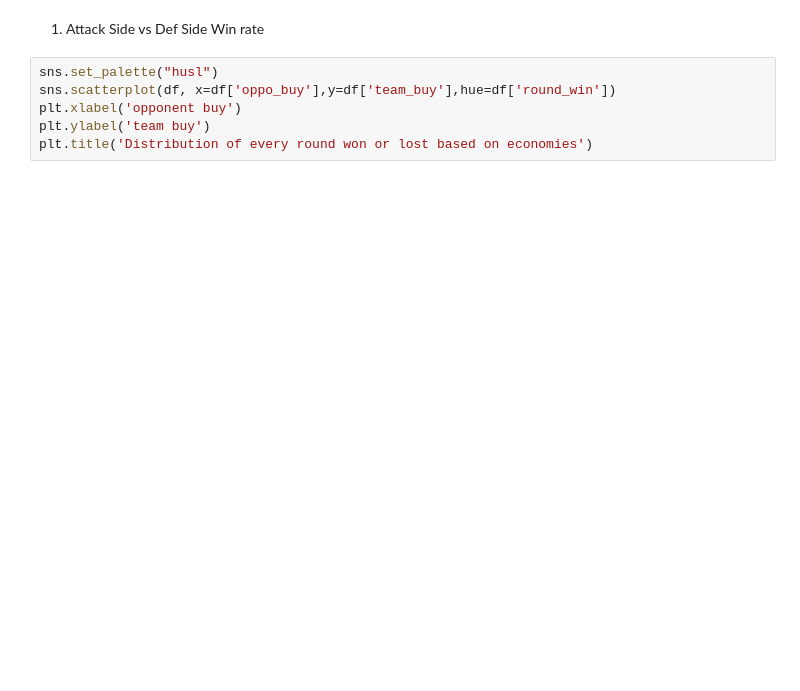
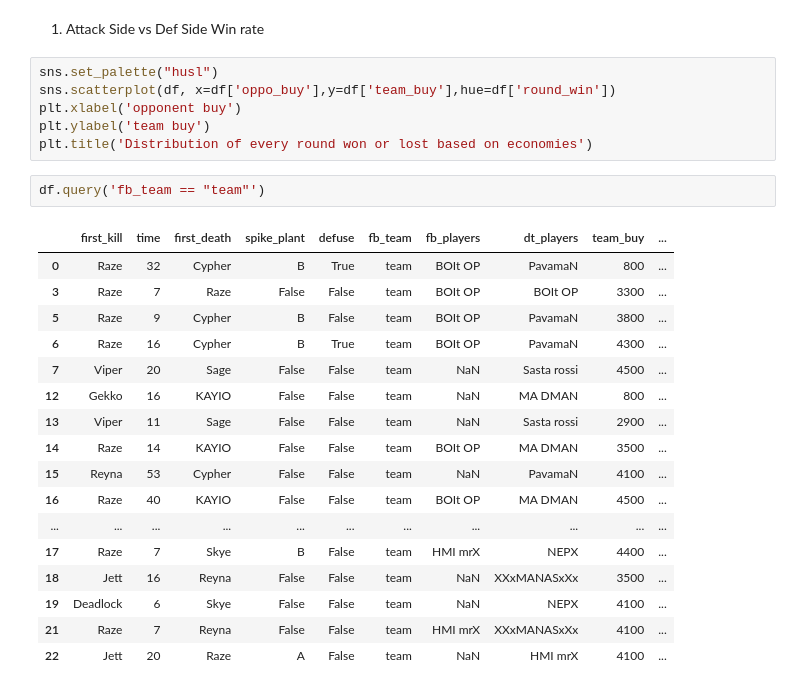
Before and after one commit to tam0w/practistics-template, a Jupyter notebook: queries.ipynb, the cells around one changed output. Saved outputs shown, nothing was run; the diff lists cells and outputs as text; blank space fills up the shorter version.

```diff
--- a/queries.ipynb
+++ b/queries.ipynb
@@ -177,3 +186,23 @@ sns.scatterplot(df, x=df['oppo_buy'],y=df['team_buy'],hue=df['round_win'])
 plt.xlabel('opponent buy')
 plt.ylabel('team buy')
 plt.title('Distribution of every round won or lost based on economies')
+# %%
+df.query('fb_team == "team"')
+# %% [output]
+|  | first_kill | time | first_death | spike_plant | defuse | fb_team | fb_players | dt_players | team_buy | ... |
+| 0 | Raze | 32 | Cypher | B | True | team | BOIt OP | PavamaN | 800 | ... |
+| 3 | Raze | 7 | Raze | False | False | team | BOIt OP | BOIt OP | 3300 | ... |
+| 5 | Raze | 9 | Cypher | B | False | team | BOIt OP | PavamaN | 3800 | ... |
+| 6 | Raze | 16 | Cypher | B | True | team | BOIt OP | PavamaN | 4300 | ... |
+| 7 | Viper | 20 | Sage | False | False | team | NaN | Sasta rossi | 4500 | ... |
+| 12 | Gekko | 16 | KAYIO | False | False | team | NaN | MA DMAN | 800 | ... |
+| 13 | Viper | 11 | Sage | False | False | team | NaN | Sasta rossi | 2900 | ... |
+| 14 | Raze | 14 | KAYIO | False | False | team | BOIt OP | MA DMAN | 3500 | ... |
+| 15 | Reyna | 53 | Cypher | False | False | team | NaN | PavamaN | 4100 | ... |
+| 16 | Raze | 40 | KAYIO | False | False | team | BOIt OP | MA DMAN | 4500 | ... |
+| ... | ... | ... | ... | ... | ... | ... | ... | ... | ... | ... |
+| 17 | Raze | 7 | Skye | B | False | team | HMI mrX | NEPX | 4400 | ... |
+| 18 | Jett | 16 | Reyna | False | False | team | NaN | XXxMANASxXx | 3500 | ... |
+| 19 | Deadlock | 6 | Skye | False | False | team | NaN | NEPX | 4100 | ... |
+| 21 | Raze | 7 | Reyna | False | False | team | HMI mrX | XXxMANASxXx | 4100 | ... |
+| 22 | Jett | 20 | Raze | A | False | team | NaN | HMI mrX | 4100 | ... |
```
Also changed, not shown: parts of 5 cells of this notebook.
